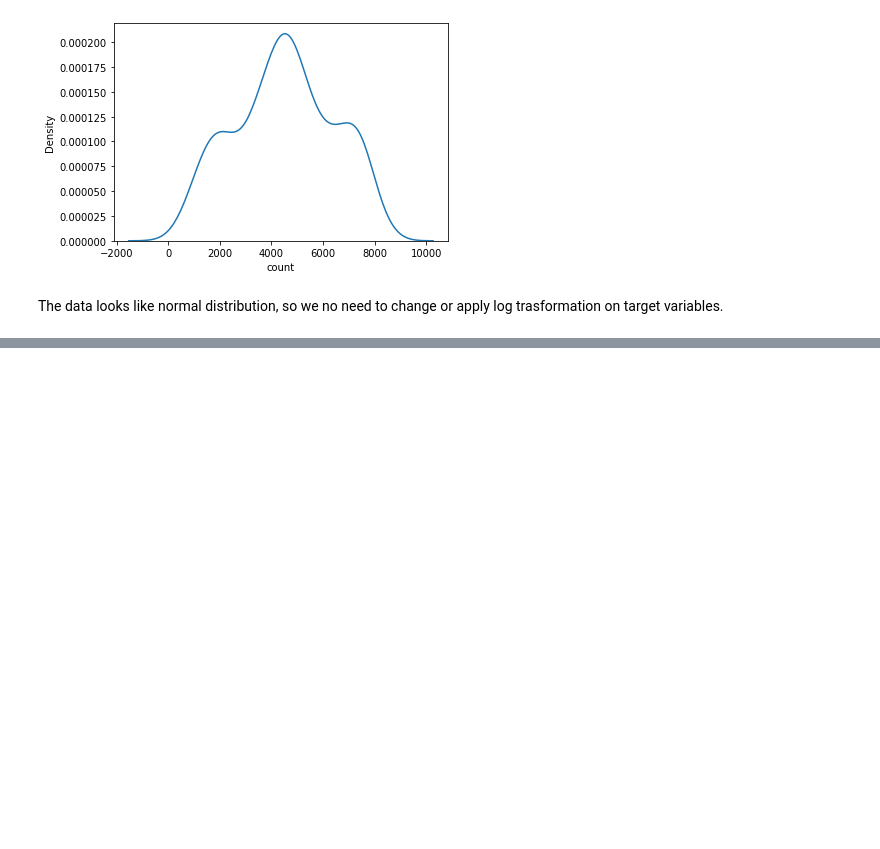
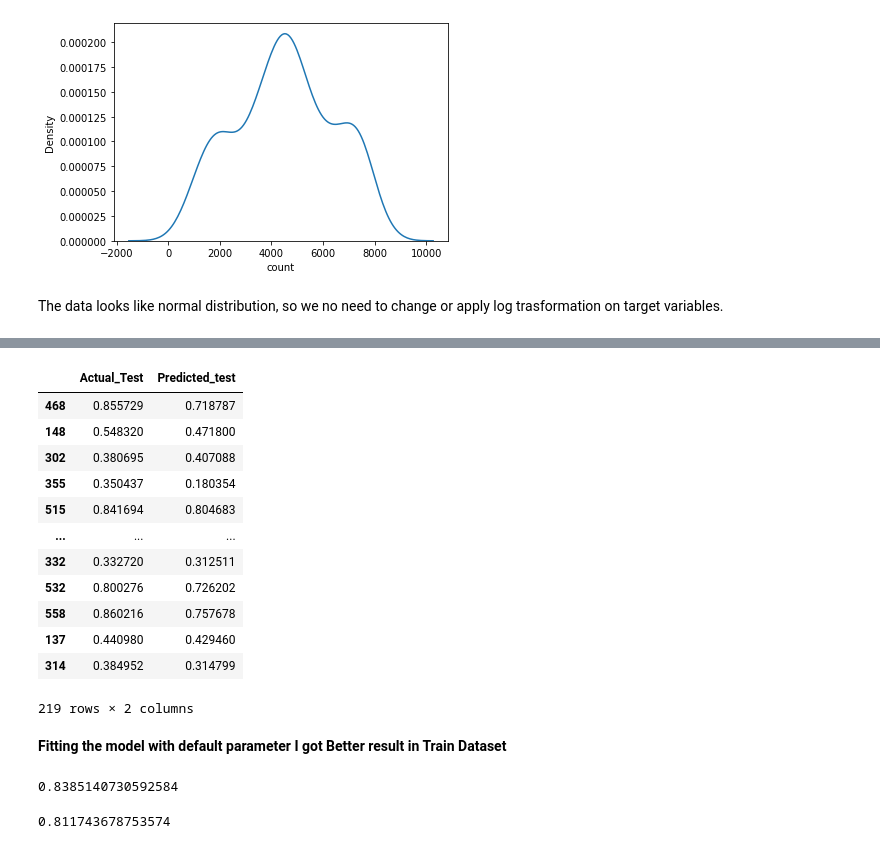
Before and after one commit to HussainPythonista/LinearRegressionModel, a Jupyter notebook: Boom_Bike_price.ipynb, the cells around one changed output, grey strips where cells are left out. Drawn from its saved outputs; the diff is of its cells as text; code cells hidden in the pictures; blank space fills up the shorter version.

```diff
--- a/Boom_Bike_price.ipynb
+++ b/Boom_Bike_price.ipynb
@@ -1044,0 +1187,44 @@ The data looks like normal distribution, so we no need to change or apply log tr
+# %%
+#Compute the Predicted Values
+y_test_pred=linear_model.predict(X_test)#Predicted Y values of training set
+# %%
+#Creating dataset for test dataset
+#Create Dataframe with actual and Predicted Values
+Act_Pre_DataFrame_test=pd.DataFrame({"Actual_Test":y_test,"Predicted_test":y_test_pred})
+Act_Pre_DataFrame_test
+# %% [output]
+|  | Actual_Test | Predicted_test |
+| 468 | 0.855729 | 0.718787 |
+| 148 | 0.548320 | 0.471800 |
+| 302 | 0.380695 | 0.407088 |
+| 355 | 0.350437 | 0.180354 |
+| 515 | 0.841694 | 0.804683 |
+| ... | ... | ... |
+| 332 | 0.332720 | 0.312511 |
+| 532 | 0.800276 | 0.726202 |
+| 558 | 0.860216 | 0.757678 |
+| 137 | 0.440980 | 0.429460 |
+| 314 | 0.384952 | 0.314799 |
+219 rows × 2 columns
+# %% [markdown]
+**Fitting the model with default parameter I got Better result in Train Dataset**
+# %%
+r2=r2_score(y_test, y_test_pred)
+r2
+# %% [output]
+0.8385140730592584
+# %%
+# n is number of rows in X
+
+n = X_test.shape[0]
+
+
+# Number of features (predictors, p) is the shape along axis 1
+p = X_test.shape[1]
+
+# We find the Adjusted R-squared using the formula
+
+adjusted_r2 = 1-(1-r2)*(n-1)/(n-p-1)
+adjusted_r2
+# %% [output]
+0.811743678753574
```
Also changed, not shown: parts of 25 cells of this notebook.
